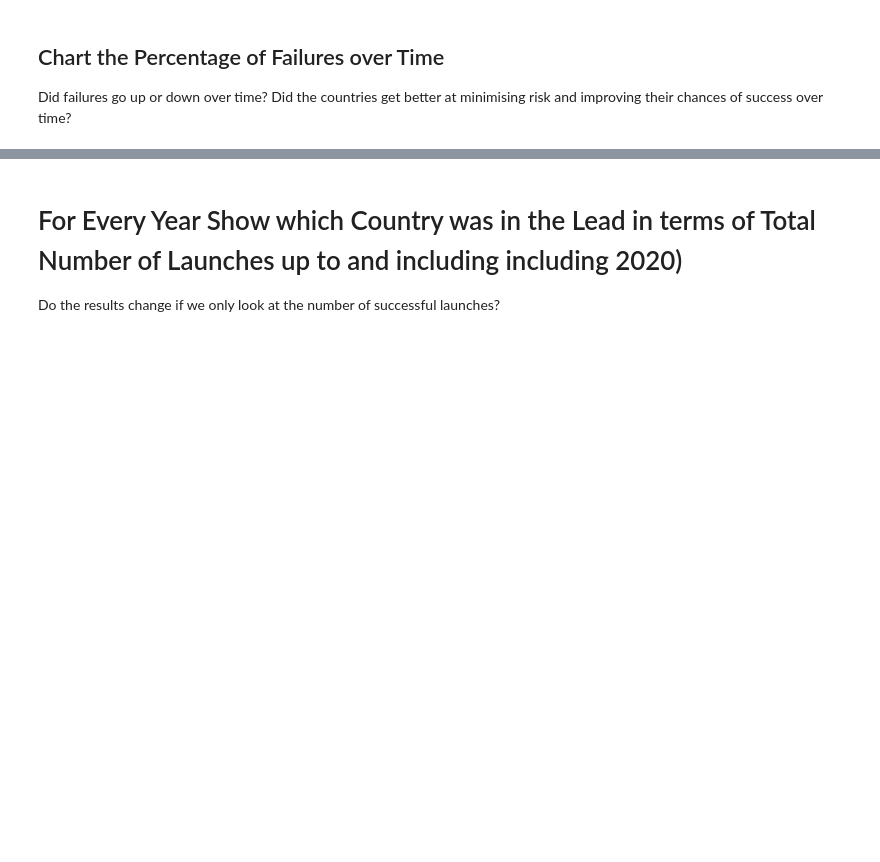
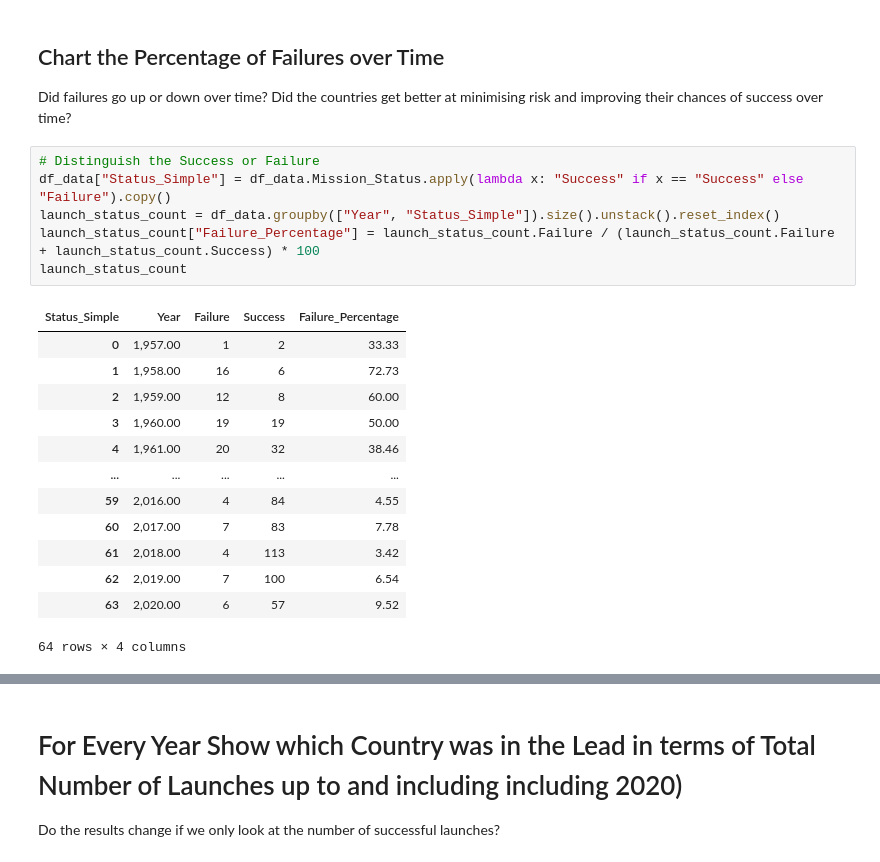
Before and after one commit to chgwyellow/Analyse---Visualise-the-Space-Race, a Jupyter notebook: Space_Missions_Analysis.ipynb, the cells around one changed output, grey strips where cells are left out. Drawn from its saved outputs; the diff is of its cells as text; blank space fills up the shorter version.

```diff
--- a/Space_Missions_Analysis.ipynb
+++ b/Space_Missions_Analysis.ipynb
@@ -607,3 +624,23 @@ df_launch_failure.plot(
 ## Chart the Percentage of Failures over Time
 
 Did failures go up or down over time? Did the countries get better at minimising risk and improving their chances of success over time?
+# %%
+# Distinguish the Success or Failure
+df_data["Status_Simple"] = df_data.Mission_Status.apply(lambda x: "Success" if x == "Success" else "Failure").copy()
+launch_status_count = df_data.groupby(["Year", "Status_Simple"]).size().unstack().reset_index()
+launch_status_count["Failure_Percentage"] = launch_status_count.Failure / (launch_status_count.Failure + launch_status_count.Success) * 100
+launch_status_count
+# %% [output]
+| Status_Simple | Year | Failure | Success | Failure_Percentage |
+| 0 | 1,957.00 | 1 | 2 | 33.33 |
+| 1 | 1,958.00 | 16 | 6 | 72.73 |
+| 2 | 1,959.00 | 12 | 8 | 60.00 |
+| 3 | 1,960.00 | 19 | 19 | 50.00 |
+| 4 | 1,961.00 | 20 | 32 | 38.46 |
+| ... | ... | ... | ... | ... |
+| 59 | 2,016.00 | 4 | 84 | 4.55 |
+| 60 | 2,017.00 | 7 | 83 | 7.78 |
+| 61 | 2,018.00 | 4 | 113 | 3.42 |
+| 62 | 2,019.00 | 7 | 100 | 6.54 |
+| 63 | 2,020.00 | 6 | 57 | 9.52 |
+64 rows × 4 columns
```
Also changed, not shown: parts of 3 cells of this notebook.
